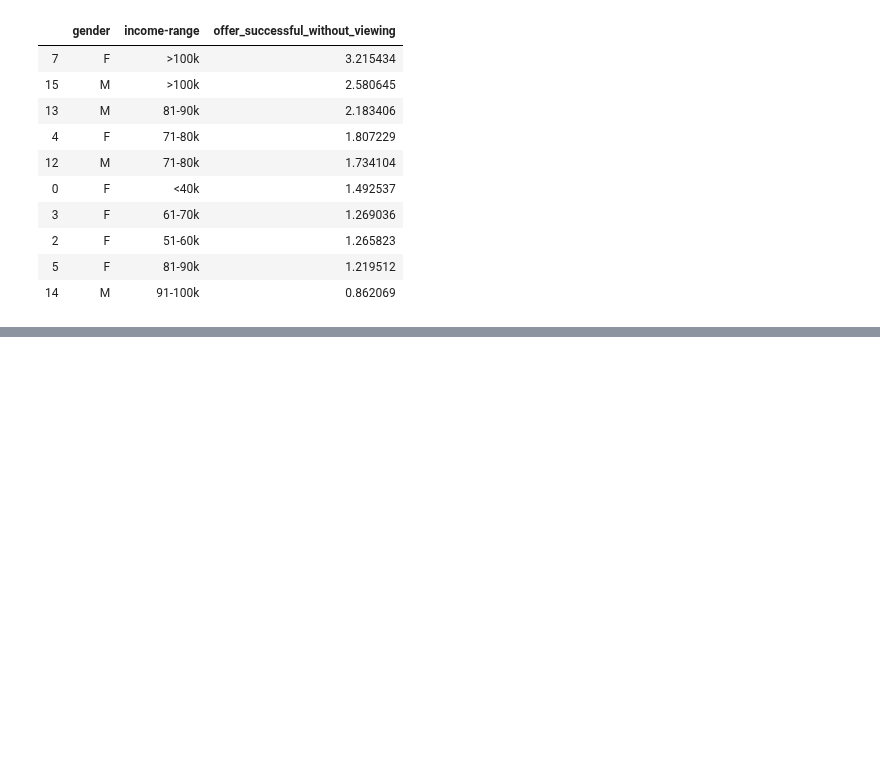
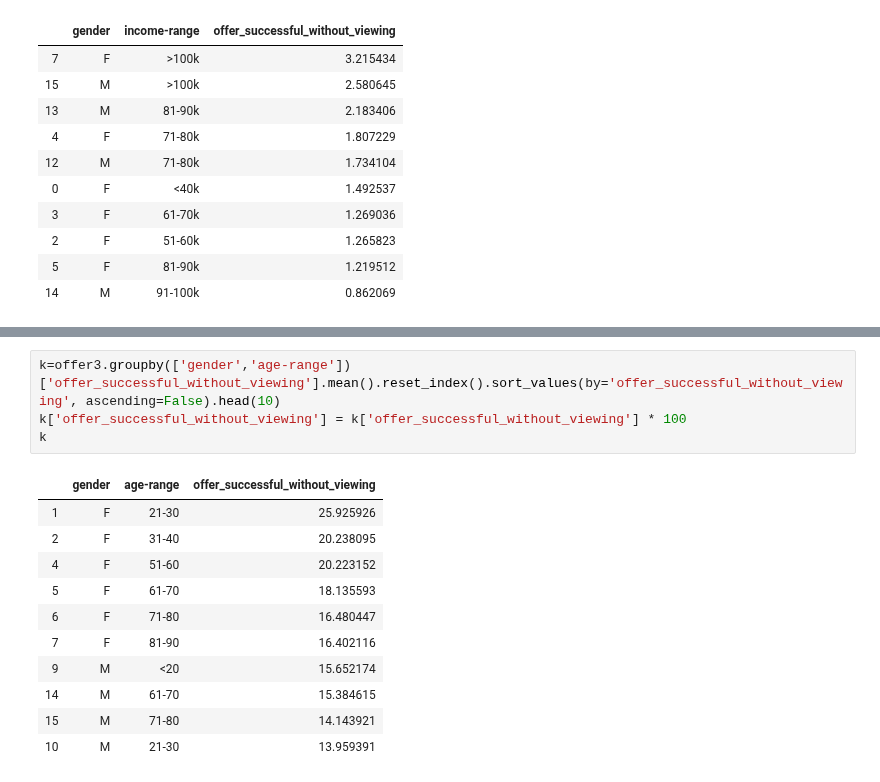
Before and after one commit to amitborkar98/Starbucks-capstone, a Jupyter notebook: Starbucks_Capstone_notebook.ipynb, the cells around one changed output, grey strips where cells are left out. Drawn from its saved outputs; the diff is of its cells as text; blank space fills up the shorter version.

```diff
--- a/Starbucks_Capstone_notebook.ipynb
+++ b/Starbucks_Capstone_notebook.ipynb
@@ -667,0 +714,16 @@ k
+# %%
+k=offer3.groupby(['gender','age-range'])['offer_successful_without_viewing'].mean().reset_index().sort_values(by='offer_successful_without_viewing', ascending=False).head(10)
+k['offer_successful_without_viewing'] = k['offer_successful_without_viewing'] * 100
+k
+# %% [output]
+|  | gender | age-range | offer_successful_without_viewing |
+| 1 | F | 21-30 | 25.925926 |
+| 2 | F | 31-40 | 20.238095 |
+| 4 | F | 51-60 | 20.223152 |
+| 5 | F | 61-70 | 18.135593 |
+| 6 | F | 71-80 | 16.480447 |
+| 7 | F | 81-90 | 16.402116 |
+| 9 | M | <20 | 15.652174 |
+| 14 | M | 61-70 | 15.384615 |
+| 15 | M | 71-80 | 14.143921 |
+| 10 | M | 21-30 | 13.959391 |
```
Also changed, not shown: parts of 5 cells of this notebook.
